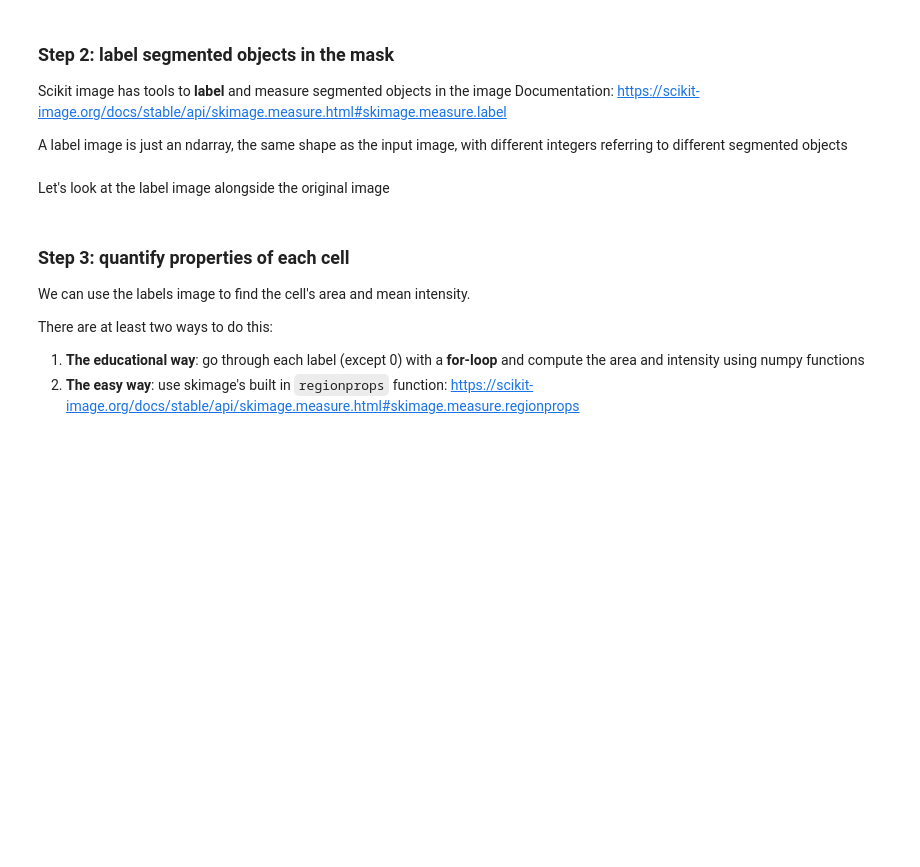
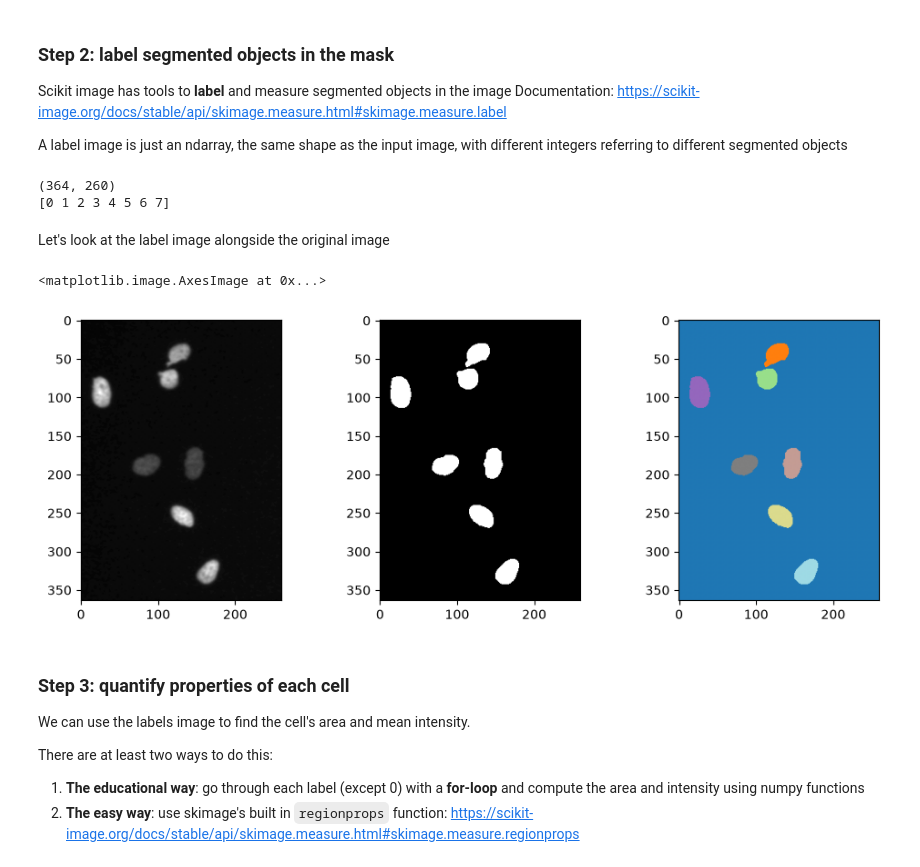
Before and after one commit to ajmarino01/BIO558AlainaMarino, a Jupyter notebook: miniproject_3_blank.ipynb, the cells around one changed output. Saved outputs shown, nothing was run; the diff lists cells and outputs as text; code cells hidden in the pictures; blank space fills up the shorter version.

```diff
--- a/miniproject_3_blank.ipynb
+++ b/miniproject_3_blank.ipynb
@@ -138,9 +138,22 @@ Documentation: https://scikit-image.org/docs/stable/api/skimage.measure.html#ski
 
 A label image is just an ndarray, the same shape as the input image, with different integers referring to different segmented objects
 # %%
-filter.try
+label_image = measure.label(mask)
+print(label_image.shape)
+print(np.unique(label_image))
+# %% [output]
+(364, 260)
+[0 1 2 3 4 5 6 7]
 # %% [markdown]
 Let's look at the label image alongside the original image
+# %%
+fh, ax = plt.subplots(1, 3, figsize=(12, 4))
+ax[0].imshow(img_cells, cmap='gray')
+ax[1].imshow(mask, cmap='gray')
+ax[2].imshow(label_image, cmap='tab20')
+# %% [output]
+<matplotlib.image.AxesImage at 0x...>
+[figure, added]
 # %% [markdown]
 ### Step 3: quantify properties of each cell
 We can use the labels image to find the cell's area and mean intensity.
```
Also changed, not shown: parts of 4 cells of this notebook, 14 other files.
